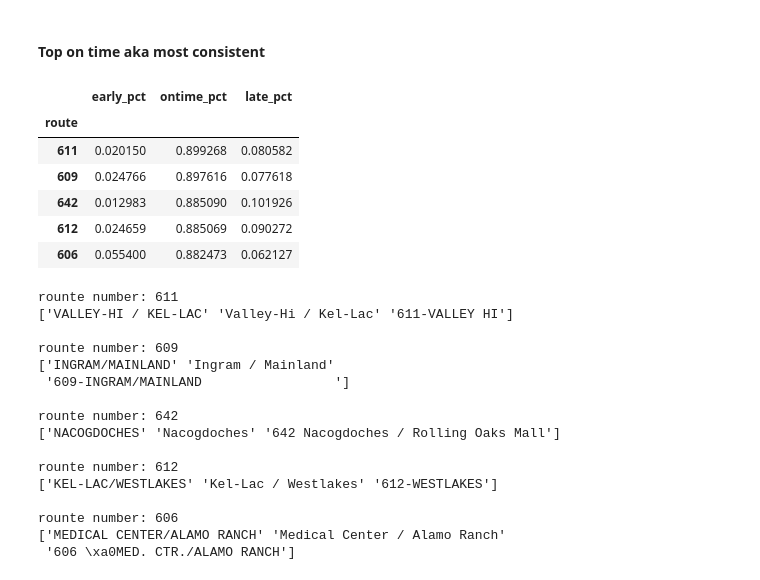
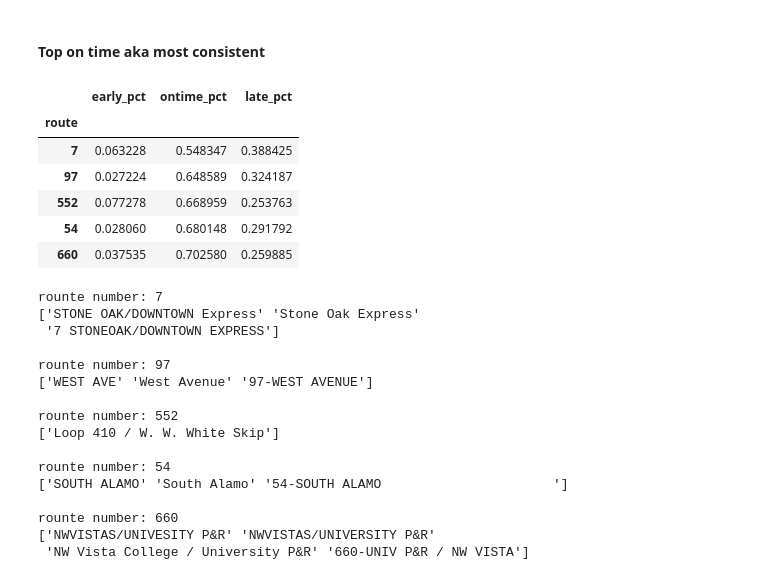
Before and after one commit to get-on-the-bus/via-project, a Jupyter notebook: misty/test.ipynb, the cells around one changed output. Cells and saved outputs as stored; diff of their text form; code cells hidden in the pictures.

```diff
--- a/misty/test.ipynb
+++ b/misty/test.ipynb
@@ -557,36 +557,36 @@ rounte number: 67
 # %% [markdown]
 #### Top on time aka most consistent
 # %%
-df_percents.groupby('route').mean().sort_values('ontime_pct', ascending=False).head()
+df_percents.groupby('route').mean().sort_values('ontime_pct', ascending=True).head()
 # %% [output]
 |  | early_pct | ontime_pct | late_pct |
 | route |  |  |  |
-| 611 | 0.020150 | 0.899268 | 0.080582 |
-| 609 | 0.024766 | 0.897616 | 0.077618 |
-| 642 | 0.012983 | 0.885090 | 0.101926 |
-| 612 | 0.024659 | 0.885069 | 0.090272 |
-| 606 | 0.055400 | 0.882473 | 0.062127 |
+| 7 | 0.063228 | 0.548347 | 0.388425 |
+| 97 | 0.027224 | 0.648589 | 0.324187 |
+| 552 | 0.077278 | 0.668959 | 0.253763 |
+| 54 | 0.028060 | 0.680148 | 0.291792 |
+| 660 | 0.037535 | 0.702580 | 0.259885 |
 # %%
-routes = df_percents.groupby('route').mean().sort_values('ontime_pct', ascending=False).head().index
+routes = df_percents.groupby('route').mean().sort_values('ontime_pct', ascending=True).head().index
 
 for rout in routes:
     print('rounte number:', rout)
     print(df [df.route == rout].routename.unique())
     print()
 # %% [output]
-rounte number: 611
-['VALLEY-HI / KEL-LAC' 'Valley-Hi / Kel-Lac' '611-VALLEY HI']
+rounte number: 7
+['STONE OAK/DOWNTOWN Express' 'Stone Oak Express'
+ '7 STONEOAK/DOWNTOWN EXPRESS']
 
-rounte number: 609
-['INGRAM/MAINLAND' 'Ingram / Mainland'
- '609-INGRAM/MAINLAND                 ']
+rounte number: 97
+['WEST AVE' 'West Avenue' '97-WEST AVENUE']
 
-rounte number: 642
-['NACOGDOCHES' 'Nacogdoches' '642 Nacogdoches / Rolling Oaks Mall']
+rounte number: 552
+['Loop 410 / W. W. White Skip']
 
-rounte number: 612
-['KEL-LAC/WESTLAKES' 'Kel-Lac / Westlakes' '612-WESTLAKES']
+rounte number: 54
+['SOUTH ALAMO' 'South Alamo' '54-SOUTH ALAMO                      ']
 
-rounte number: 606
-['MEDICAL CENTER/ALAMO RANCH' 'Medical Center / Alamo Ranch'
- '606 \xa0MED. CTR./ALAMO RANCH']
+rounte number: 660
+['NWVISTAS/UNIVESITY P&R' 'NWVISTAS/UNIVERSITY P&R'
+ 'NW Vista College / University P&R' '660-UNIV P&R / NW VISTA']
```
Also changed, not shown: parts of 1 cell of this notebook, 2 other files.
